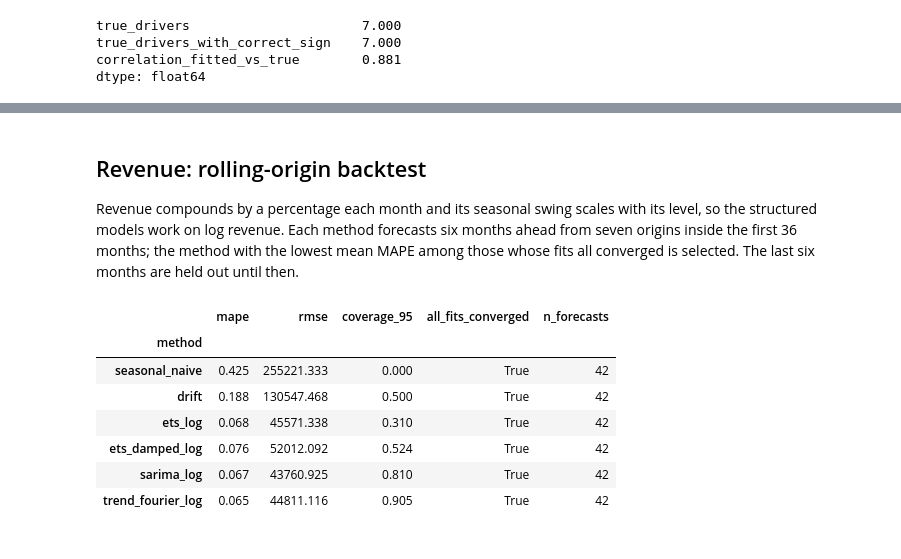
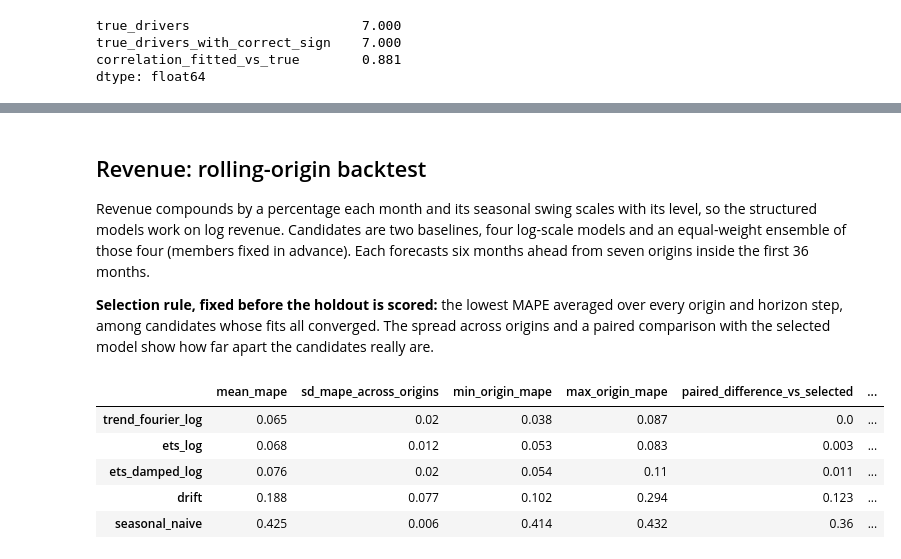
Before and after one commit to cperrone96/medical-sales-churn-forecasting, a Jupyter notebook: sales_churn_and_forecasting.ipynb, the cells around one changed output, grey strips where cells are left out. Saved outputs shown, nothing was run; the diff lists cells and outputs as text; code cells hidden in the pictures.

```diff
--- a/sales_churn_and_forecasting.ipynb
+++ b/sales_churn_and_forecasting.ipynb
@@ -98,15 +133,15 @@ dtype: float64
 # %% [markdown]
 ## Revenue: rolling-origin backtest
 
-Revenue compounds by a percentage each month and its seasonal swing scales with its level, so the structured models work on log revenue. Each method forecasts six months ahead from seven origins inside the first 36 months; the method with the lowest mean MAPE among those whose fits all converged is selected. The last six months are held out until then.
+Revenue compounds by a percentage each month and its seasonal swing scales with its level, so the structured models work on log revenue. Candidates are two baselines, four log-scale models and an equal-weight ensemble of those four (members fixed in advance). Each forecasts six months ahead from seven origins inside the first 36 months.
+
+**Selection rule, fixed before the holdout is scored:** the lowest MAPE averaged over every origin and horizon step, among candidates whose fits all converged. The spread across origins and a paired comparison with the selected model show how far apart the candidates really are.
 # %%
-pd.DataFrame(revenue["backtest"]).set_index("method")
+pd.DataFrame(revenue["selection"]["comparisons"]).T.sort_values("mean_mape")
 # %% [output]
-|  | mape | rmse | coverage_95 | all_fits_converged | n_forecasts |
-| method |  |  |  |  |  |
-| seasonal_naive | 0.425 | 255221.333 | 0.000 | True | 42 |
-| drift | 0.188 | 130547.468 | 0.500 | True | 42 |
-| ets_log | 0.068 | 45571.338 | 0.310 | True | 42 |
-| ets_damped_log | 0.076 | 52012.092 | 0.524 | True | 42 |
-| sarima_log | 0.067 | 43760.925 | 0.810 | True | 42 |
-| trend_fourier_log | 0.065 | 44811.116 | 0.905 | True | 42 |
+|  | mean_mape | sd_mape_across_origins | min_origin_mape | max_origin_mape | paired_difference_vs_selected | ... |
+| trend_fourier_log | 0.065 | 0.02 | 0.038 | 0.087 | 0.0 | ... |
+| ets_log | 0.068 | 0.012 | 0.053 | 0.083 | 0.003 | ... |
+| ets_damped_log | 0.076 | 0.02 | 0.054 | 0.11 | 0.011 | ... |
+| drift | 0.188 | 0.077 | 0.102 | 0.294 | 0.123 | ... |
+| seasonal_naive | 0.425 | 0.006 | 0.414 | 0.432 | 0.36 | ... |
```
Also changed, not shown: parts of 7 cells of this notebook, 17 other files.
